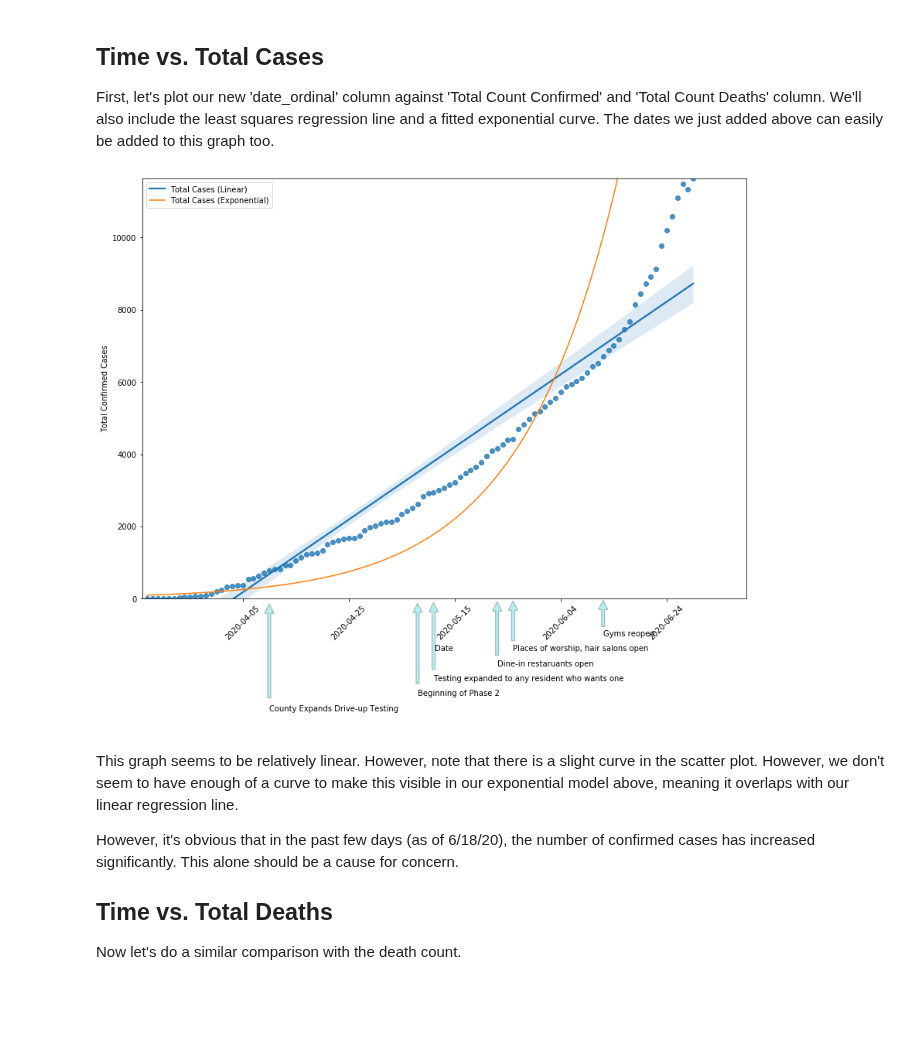
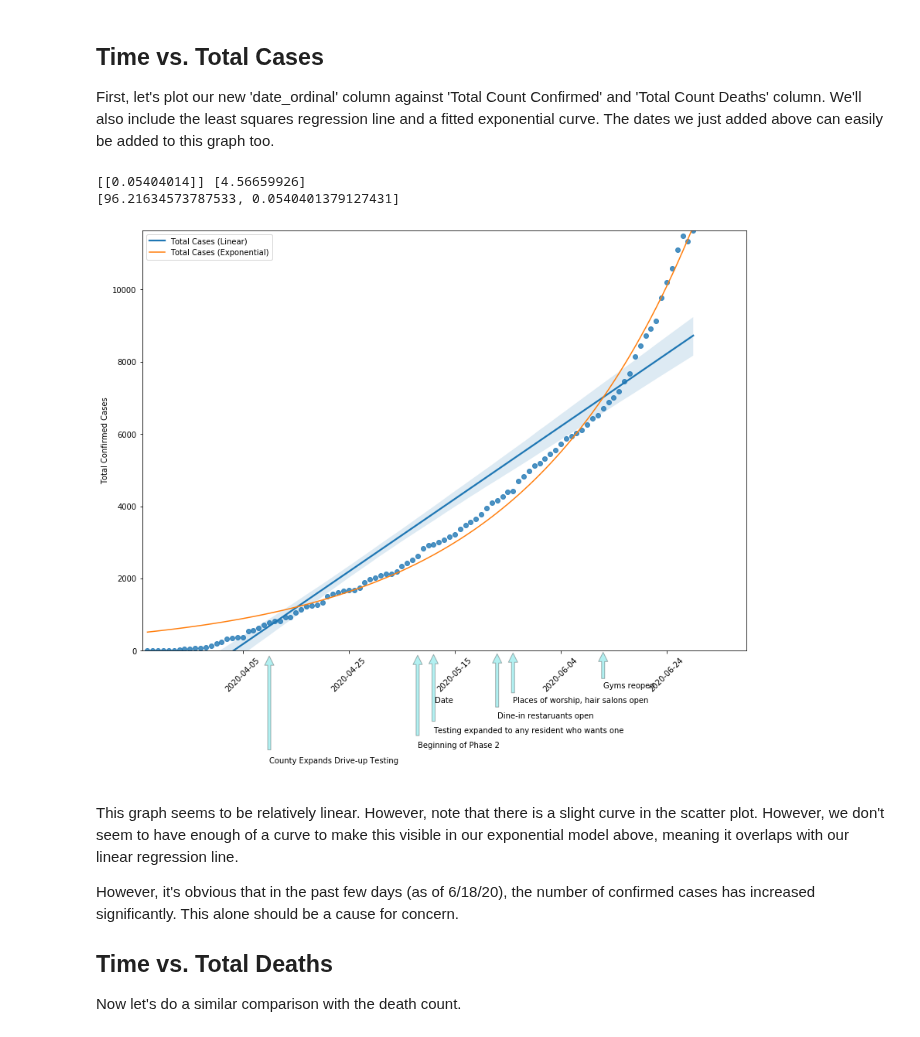
Before and after one commit to SarahEGood/covid19-SB, a Jupyter notebook: San_Bernardino_COVID-19_Data.ipynb, the cells around one changed output. Drawn from its saved outputs; the diff is of its cells as text; code cells hidden in the pictures; blank space fills up the shorter version.

Commit message:
feat: Added exp regression line to total cases.

```diff
--- a/San_Bernardino_COVID-19_Data.ipynb
+++ b/San_Bernardino_COVID-19_Data.ipynb
@@ -114,43 +114,68 @@ First, let's plot our new 'date_ordinal' column against 'Total Count Confirmed'
 x = df_sb['date_ordinal']
 y1 = df_sb['totalcountconfirmed']
 y2 = df_sb['totalcountdeaths']
+
+x_min = x.min()
 
 plt.figure(figsize=(14,10))
 ax = plt.subplot(1,1,1)
 
 # Plot scatter plot along with linear regression line
 sns.regplot(x='date_ordinal', y='totalcountconfirmed', data=df_sb)
 
 # Formatting axes
 ax.set_xlim(x.min() - 1, x.max() + 10)
 ax.set_ylim(0, y1.max() + 1)
 ax.set_xlabel('Date')
 
 labels = [dt.date.fromordinal(int(item)) for item in ax.get_xticks()]
 ax.set_xticklabels(labels)
 plt.xticks(rotation = 45)
 plt.ylabel("Total Confirmed Cases")
 
+# First guess
+from sklearn.linear_model import LinearRegression
+
+x = df_sb['date_ordinal'].to_numpy().reshape(-1,1) - x_min
+y1 = df_sb['totalcountconfirmed'].to_numpy().reshape(-1,1)
+
+y_log = np.log(y1)
+
+reg = LinearRegression().fit(x, y_log)
+coef = reg.coef_[0][0]
+interc = reg.intercept_[0]
+p = [np.exp(interc), coef]
+print(reg.coef_, reg.intercept_)
+print(p)
+
 # Exponential Curve
-from sklearn.linear_model import LinearRegression
-x = np.array(df_sb['date_ordinal']).reshape(-1,1)
-Y = np.array(np.log(df_sb['totalcountconfirmed'])).reshape(-1,1)
+x = df_sb['date_ordinal'].to_numpy() - x_min
 
-reg = LinearRegression().fit(x,Y)
+from scipy.optimize import curve_fit
+from scipy.special import *
 
-slope = reg.coef_
-intercept = reg.intercept_
+def func(x, a, b):
+    return a * np.exp(b * x)
 
-plt.plot(x, np.exp(slope * x + intercept))
+y2 = df_sb['totalcountconfirmed'].to_numpy()
 
-plt.legend(['Total Cases (Linear)', 'Total Cases (Exponential)'])
+popt, pcov = curve_fit(func, x, y2, maxfev=100000, p0=p)
+a, b = popt
+fit_y = func(x, a, b)
+
+plt.plot(x + x_min, fit_y)
+
+plt.legend(['Total Cases (Linear)','Total Cases (Exponential)'])
+
 
 # Inserting Significant Date Labels
 add_sig_dates(df_sb, 'totalcountconfirmed')
 
 plt.show()
 # %% [output]
+[[0.05404014]] [4.56659926]
+[96.21634573787533, 0.0540401379127431]
-[figure, old version]
+[figure, new version]
 # %% [markdown]
 This graph seems to be relatively linear. However, note that there is a slight curve in the scatter plot. However, we don't seem to have enough of a curve to make this visible in our exponential model above, meaning it overlaps with our linear regression line.
 
```
Also changed, not shown: parts of 7 cells of this notebook.
